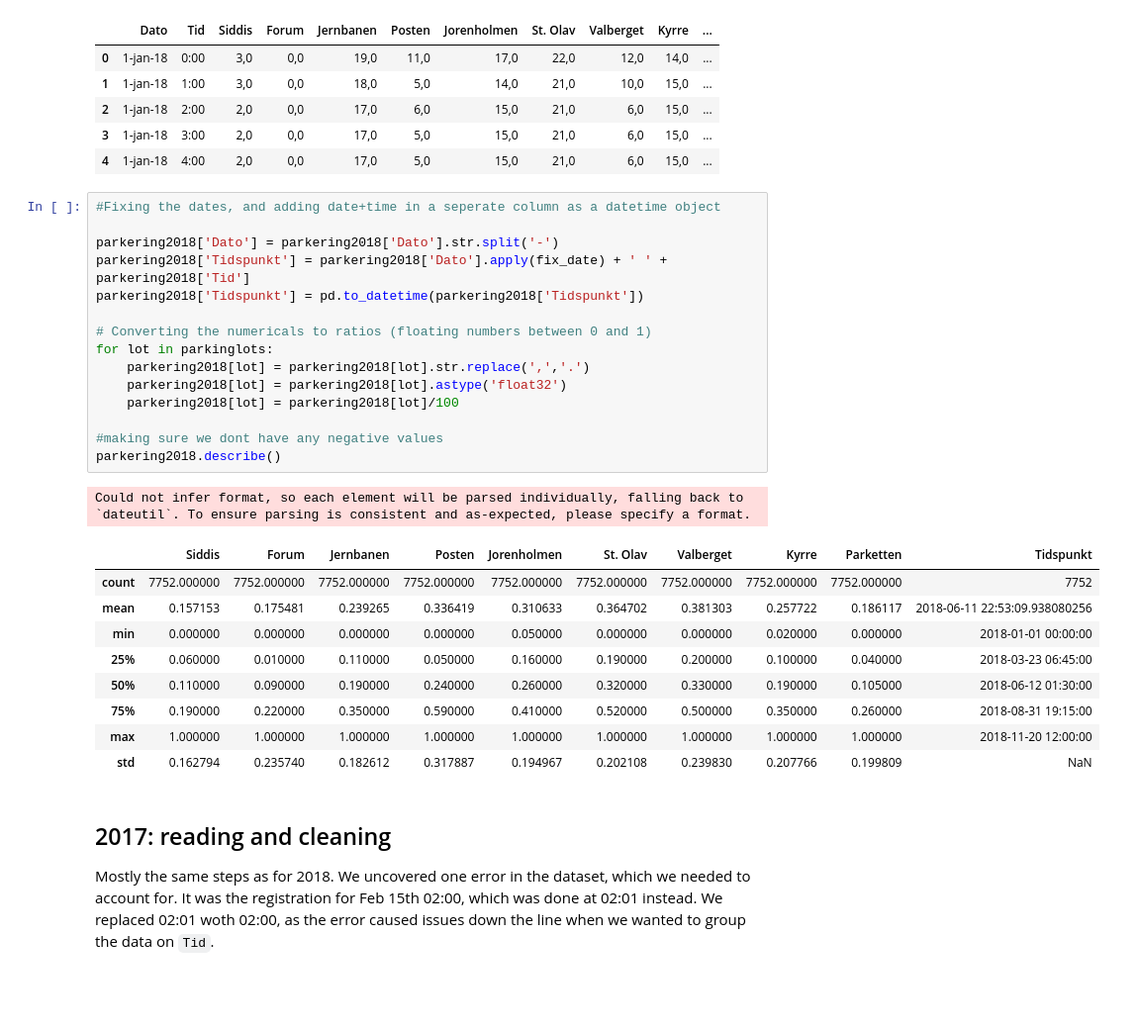
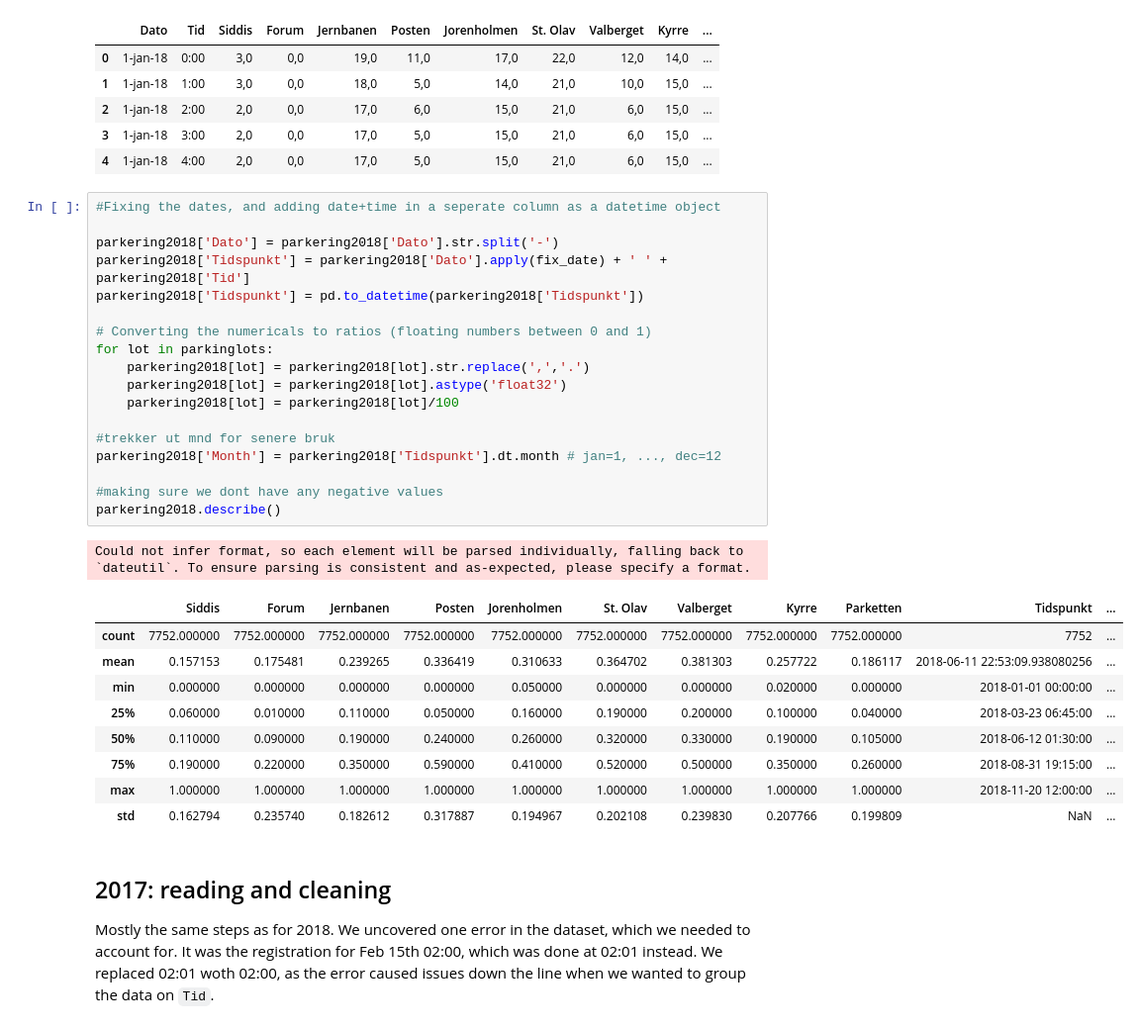
Before and after one commit to lenelise/stavanger_parkinglots, a Jupyter notebook: parking.ipynb, the cells around one changed output. Shown: that part at 99% size. Drawn from its saved outputs; the diff is of its cells as text; blank space fills up the shorter version.

```diff
--- a/parking.ipynb
+++ b/parking.ipynb
@@ -48,29 +50,32 @@ parkering2018.head()
 # %%
 #Fixing the dates, and adding date+time in a seperate column as a datetime object
 
 parkering2018['Dato'] = parkering2018['Dato'].str.split('-')
 parkering2018['Tidspunkt'] = parkering2018['Dato'].apply(fix_date) + ' ' + parkering2018['Tid']
 parkering2018['Tidspunkt'] = pd.to_datetime(parkering2018['Tidspunkt'])
 
 # Converting the numericals to ratios (floating numbers between 0 and 1)
 for lot in parkinglots:
     parkering2018[lot] = parkering2018[lot].str.replace(',','.')
     parkering2018[lot] = parkering2018[lot].astype('float32')
     parkering2018[lot] = parkering2018[lot]/100
 
+#trekker ut mnd for senere bruk
+parkering2018['Month'] = parkering2018['Tidspunkt'].dt.month # jan=1, ..., dec=12
+
 #making sure we dont have any negative values
 parkering2018.describe()
 # %% [output]
 Could not infer format, so each element will be parsed individually, falling back to `dateutil`. To ensure parsing is consistent and as-expected, please specify a format.
-|  | Siddis | Forum | Jernbanen | Posten | Jorenholmen | St. Olav | Valberget | Kyrre | Parketten | Tidspunkt |
-| count | 7752.000000 | 7752.000000 | 7752.000000 | 7752.000000 | 7752.000000 | 7752.000000 | 7752.000000 | 7752.000000 | 7752.000000 | 7752 |
-| mean | 0.157153 | 0.175481 | 0.239265 | 0.336419 | 0.310633 | 0.364702 | 0.381303 | 0.257722 | 0.186117 | 2018-06-11 22:53:09.938080256 |
-| min | 0.000000 | 0.000000 | 0.000000 | 0.000000 | 0.050000 | 0.000000 | 0.000000 | 0.020000 | 0.000000 | 2018-01-01 00:00:00 |
-| 25% | 0.060000 | 0.010000 | 0.110000 | 0.050000 | 0.160000 | 0.190000 | 0.200000 | 0.100000 | 0.040000 | 2018-03-23 06:45:00 |
-| 50% | 0.110000 | 0.090000 | 0.190000 | 0.240000 | 0.260000 | 0.320000 | 0.330000 | 0.190000 | 0.105000 | 2018-06-12 01:30:00 |
-| 75% | 0.190000 | 0.220000 | 0.350000 | 0.590000 | 0.410000 | 0.520000 | 0.500000 | 0.350000 | 0.260000 | 2018-08-31 19:15:00 |
-| max | 1.000000 | 1.000000 | 1.000000 | 1.000000 | 1.000000 | 1.000000 | 1.000000 | 1.000000 | 1.000000 | 2018-11-20 12:00:00 |
-| std | 0.162794 | 0.235740 | 0.182612 | 0.317887 | 0.194967 | 0.202108 | 0.239830 | 0.207766 | 0.199809 | NaN |
+|  | Siddis | Forum | Jernbanen | Posten | Jorenholmen | St. Olav | Valberget | Kyrre | Parketten | Tidspunkt | ... |
+| count | 7752.000000 | 7752.000000 | 7752.000000 | 7752.000000 | 7752.000000 | 7752.000000 | 7752.000000 | 7752.000000 | 7752.000000 | 7752 | ... |
+| mean | 0.157153 | 0.175481 | 0.239265 | 0.336419 | 0.310633 | 0.364702 | 0.381303 | 0.257722 | 0.186117 | 2018-06-11 22:53:09.938080256 | ... |
+| min | 0.000000 | 0.000000 | 0.000000 | 0.000000 | 0.050000 | 0.000000 | 0.000000 | 0.020000 | 0.000000 | 2018-01-01 00:00:00 | ... |
+| 25% | 0.060000 | 0.010000 | 0.110000 | 0.050000 | 0.160000 | 0.190000 | 0.200000 | 0.100000 | 0.040000 | 2018-03-23 06:45:00 | ... |
+| 50% | 0.110000 | 0.090000 | 0.190000 | 0.240000 | 0.260000 | 0.320000 | 0.330000 | 0.190000 | 0.105000 | 2018-06-12 01:30:00 | ... |
+| 75% | 0.190000 | 0.220000 | 0.350000 | 0.590000 | 0.410000 | 0.520000 | 0.500000 | 0.350000 | 0.260000 | 2018-08-31 19:15:00 | ... |
+| max | 1.000000 | 1.000000 | 1.000000 | 1.000000 | 1.000000 | 1.000000 | 1.000000 | 1.000000 | 1.000000 | 2018-11-20 12:00:00 | ... |
+| std | 0.162794 | 0.235740 | 0.182612 | 0.317887 | 0.194967 | 0.202108 | 0.239830 | 0.207766 | 0.199809 | NaN | ... |
 # %% [markdown]
 ## 2017: reading and cleaning
 Mostly the same steps as for 2018. We uncovered one error in the dataset, which we needed to account for. It was the registration for Feb 15th 02:00, which was done at 02:01 instead. We replaced 02:01 woth 02:00, as the error caused issues down the line when we wanted to group the data on `Tid`.
```
Also changed, not shown: parts of 9 cells of this notebook.
